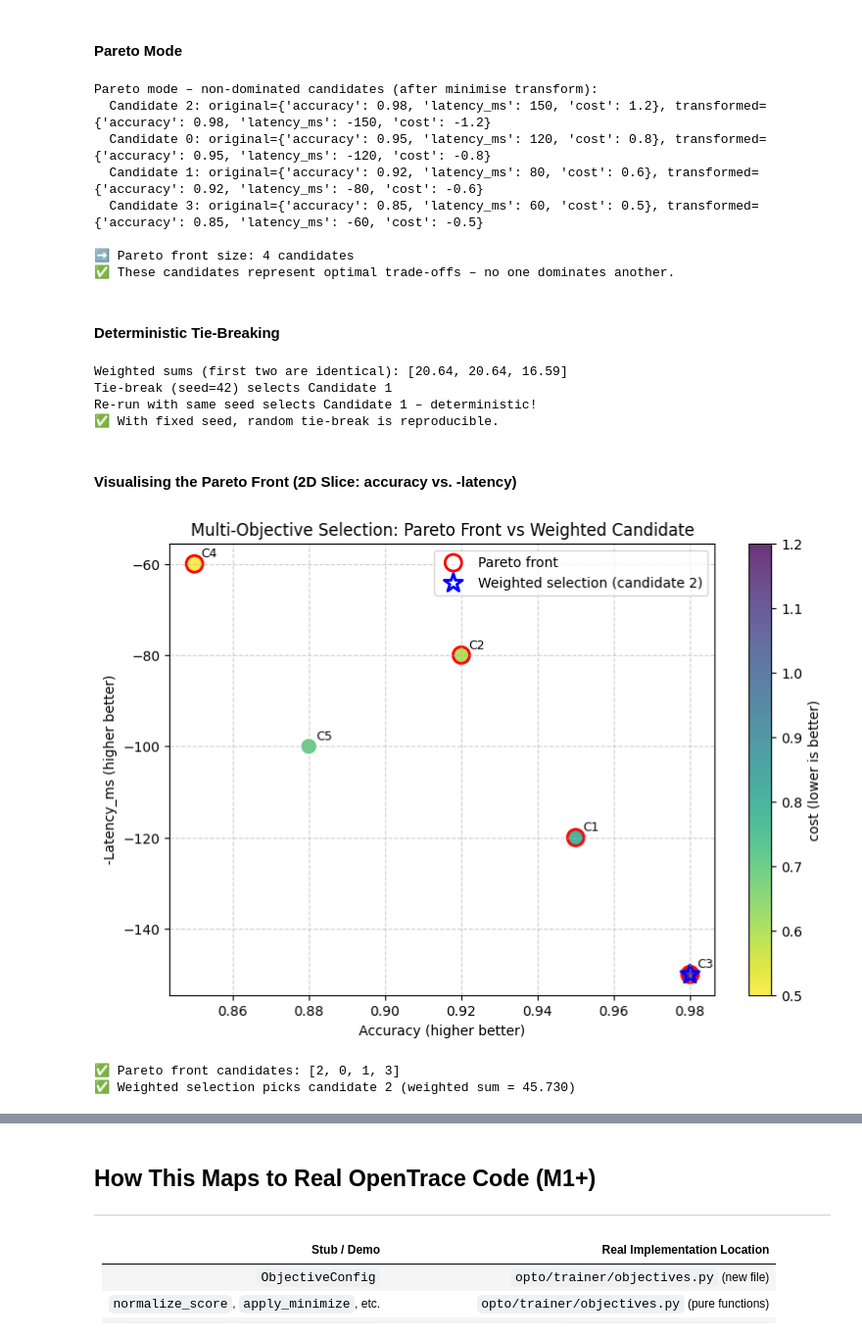
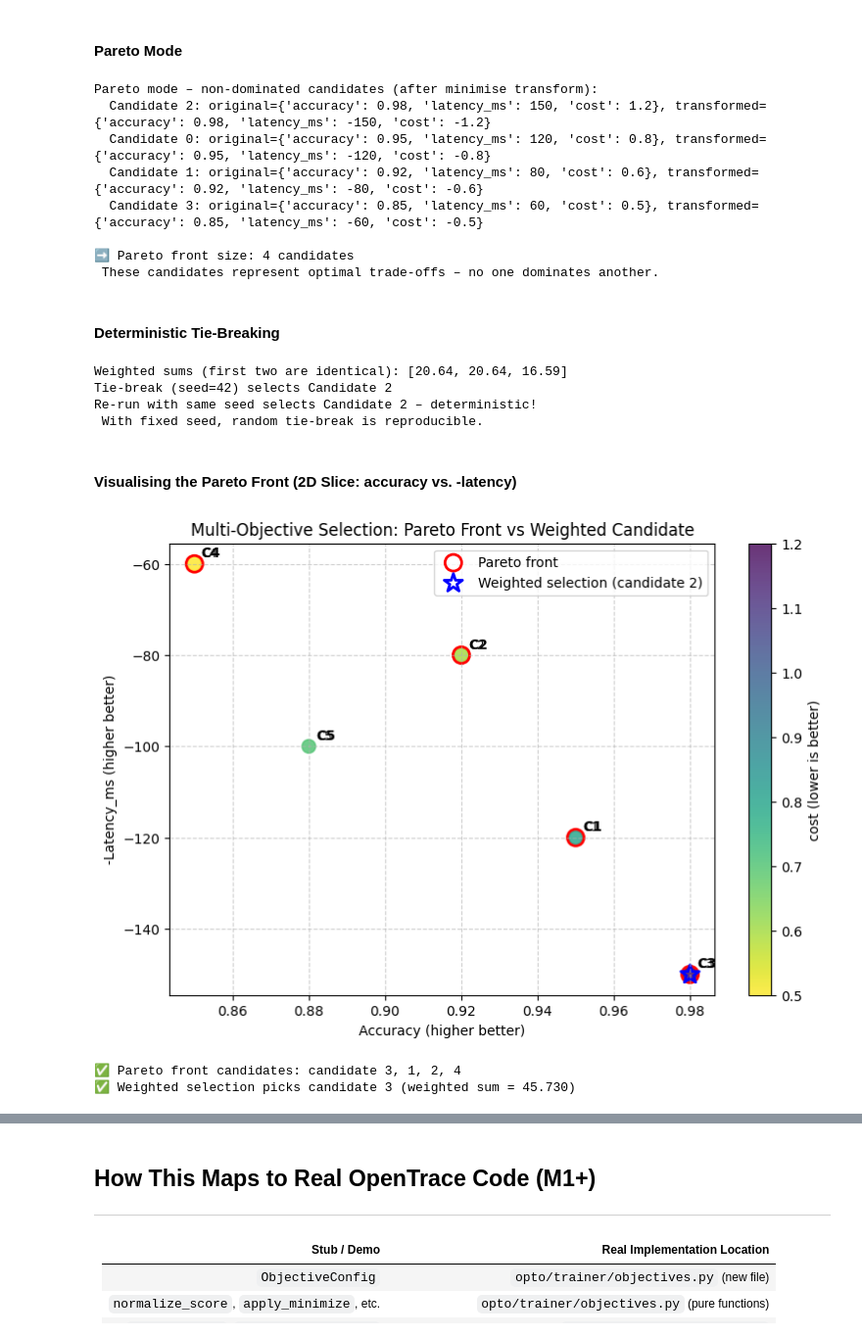
Before and after one commit to AgentOpt/OpenTrace, a Jupyter notebook: examples/notebooks/t6_m0_analysis.ipynb, the cells around one changed output, grey strips where cells are left out. Shown at 98% size. Drawn from its saved outputs; the diff is of its cells as text; code cells hidden in the pictures.

```diff
--- a/examples/notebooks/t6_m0_analysis.ipynb
+++ b/examples/notebooks/t6_m0_analysis.ipynb
@@ -320,0 +428,8 @@ Candidate scores (original, higher is better for all after minimise transform):
+# %%
+scalar_scores = [c["accuracy"] for c in candidates]
+best_idx = int(np.argmax(scalar_scores))
+print("Scalar mode (accuracy only – current Trace behaviour):")
+for i, acc in enumerate(scalar_scores):
+    print(f"  C{i+1}: accuracy={acc}")
+print(f"\n➡ Selected candidate: C{best_idx+1} (accuracy={scalar_scores[best_idx]})")
+print(" This code path is unchanged by T6 – no regression.")
@@ -328,17 +453,17 @@ Candidate scores (original, higher is better for all after minimise transform):
 
 config_weighted = ObjectiveConfig(
     mode="weighted",
-    weights={"accuracy": 0.5, "latency_ms": -0.3, "cost": -0.2},
+    weights={"accuracy": 0.5, "latency_ms": 0.3, "cost": 0.2}, #ALL NON-NEGATIVE
     minimize={"latency_ms", "cost"},
     tie_break="first"
 )
 
 # Step 1: Normalise (scalar→dict if needed – here all are dicts).
-normalized = [normalize_score(d) for d in candidates]
+# normalized = [normalize_score(d) for d in candidates]
 
 # Step 2: Apply minimise transformation (flip sign for latency and cost).
 min_set = config_weighted.minimize or set()
-transformed = [apply_minimize(d, min_set) for d in normalized]
+transformed = [apply_minimize(d, min_set) for d in candidates]
 
 # Step 3: Compute weighted sum using the provided weights.
 # Note: after flipping, latency and cost are negative in `transformed`,
@@ -348,9 +473,20 @@ best_idx = int(np.argmax(weighted_sums))
 
 print("Weighted mode (after minimise transformation, higher is better):")
 for i, (orig, trans, ws) in enumerate(zip(candidates, transformed, weighted_sums)):
-    print(f"  Candidate {i}: original={orig}")
+    print(f"  Candidate {i+1}: original={orig}")
     print(f"           → transformed={ {k: round(v,2) for k,v in trans.items()} }")
     print(f"           → weighted sum = {ws:.3f}")
-print(f"\n➡ Selected candidate: {best_idx}")
+print(f"\n➡ Selected candidate: {best_idx+1}")
+
+
+# ----- ASSERT: Higher latency must REDUCE weighted score -----
+candidate_low_latency  = {"accuracy": 0.9, "latency_ms": 50, "cost": 0.5}
+candidate_high_latency = {"accuracy": 0.9, "latency_ms": 200, "cost": 0.5}
+trans_low  = apply_minimize(candidate_low_latency, min_set)
+trans_high = apply_minimize(candidate_high_latency, min_set)
+score_low  = weighted_scalarize(trans_low,  config_weighted.weights)
+score_high = weighted_scalarize(trans_high, config_weighted.weights)
+assert score_low > score_high, " Higher latency should give LOWER weighted score!"
+print(" Assert passed: higher latency → lower weighted score (correct direction).")
 # %% [output]
 Weighted mode (after minimise transformation, higher is better):
@@ -403,7 +540,7 @@ print("Pareto mode – non‑dominated candidates (after minimise transform):")
 for i in front_idxs:
     print(f"  Candidate {i}: original={candidates[i]}, transformed={ {k: round(v,2) for k,v in transformed_pareto[i].items()} }")
 print(f"\n➡ Pareto front size: {len(front_idxs)} candidates")
-print("✅ These candidates represent optimal trade‑offs – no one dominates another.")
+print(" These candidates represent optimal trade‑offs – no one dominates another.")
 # %% [output]
 Pareto mode – non‑dominated candidates (after minimise transform):
   Candidate 2: original={'accuracy': 0.98, 'latency_ms': 150, 'cost': 1.2}, transformed={'accuracy': 0.98, 'latency_ms': -150, 'cost': -1.2}
@@ -412,7 +549,7 @@ Pareto mode – non‑dominated candidates (after minimise transform):
   Candidate 3: original={'accuracy': 0.85, 'latency_ms': 60, 'cost': 0.5}, transformed={'accuracy': 0.85, 'latency_ms': -60, 'cost': -0.5}
 
 ➡ Pareto front size: 4 candidates
-✅ These candidates represent optimal trade‑offs – no one dominates another.
+ These candidates represent optimal trade‑offs – no one dominates another.
 # %% [markdown]
 #### **Deterministic Tie-Breaking**
 # %%
@@ -445,20 +582,20 @@ best_candidates = [i for i, v in enumerate(weighted_tie) if v == max_val]
 random.shuffle(best_candidates)
 best_idx = best_candidates[0]
 
-print(f"Tie‑break (seed={config_tie.seed}) selects Candidate {best_idx}")
+print(f"Tie‑break (seed={config_tie.seed}) selects Candidate {best_idx+1}")
 
 # Re-run to verify determinism.
 random.seed(config_tie.seed)
 best_candidates2 = [i for i, v in enumerate(weighted_tie) if v == max_val]
 random.shuffle(best_candidates2)
 best_idx2 = best_candidates2[0]
-print(f"Re-run with same seed selects Candidate {best_idx2} – deterministic!")
-print("✅ With fixed seed, random tie‑break is reproducible.")
+print(f"Re-run with same seed selects Candidate {best_idx2+1} – deterministic!")
+print(" With fixed seed, random tie‑break is reproducible.")
 # %% [output]
 Weighted sums (first two are identical): [20.64, 20.64, 16.59]
-Tie‑break (seed=42) selects Candidate 1
-Re-run with same seed selects Candidate 1 – deterministic!
-✅ With fixed seed, random tie‑break is reproducible.
+Tie‑break (seed=42) selects Candidate 2
+Re-run with same seed selects Candidate 2 – deterministic!
+ With fixed seed, random tie‑break is reproducible.
 # %% [markdown]
 ####  **Visualising the Pareto Front (2D Slice: accuracy vs. -latency)**
 # %%
@@ -493,35 +630,39 @@ weighted_best_idx = int(np.argmax(weighted_sums))
 # ----- 3. Prepare scatter data -----
 acc = [c["accuracy"] for c in candidates]
 lat_neg = [-c["latency_ms"] for c in candidates]  # transformed: higher = lower latency
 cost = [c["cost"] for c in candidates]
 
 plt.figure(figsize=(9, 6))
 sc = plt.scatter(acc, lat_neg, c=cost, cmap='viridis_r', s=100, alpha=0.8)
 plt.colorbar(sc, label='cost (lower is better)')
 
 # ----- 4. Highlight Pareto front candidates (red circles) -----
+for i, (x,y) in enumerate(zip(acc, lat_neg)):
+    plt.annotate(f'C{i+1}', (x,y), xytext=(5,5), textcoords='offset points', fontsize=10, fontweight='bold')
 for i in front_idxs:
     plt.scatter(acc[i], lat_neg[i], facecolors='none', edgecolors='red', s=150, linewidths=2,
                 label='Pareto front' if i == front_idxs[0] else "")
 
 # ----- 5. Highlight weighted‑selected candidate (blue star) -----
 plt.scatter(acc[weighted_best_idx], lat_neg[weighted_best_idx],
             facecolors='none', edgecolors='blue', s=200, linewidths=2, marker='*',
             label=f'Weighted selection (candidate {weighted_best_idx})')
 for i, (x, y) in enumerate(zip(acc, lat_neg)):
     plt.annotate(f'C{i+1}', (x, y), xytext=(5,5), textcoords='offset points', fontsize=9)
 
 plt.xlabel('Accuracy (higher better)')
 plt.ylabel('-Latency_ms (higher better)')
 plt.title('Multi‑Objective Selection: Pareto Front vs Weighted Candidate')
 plt.grid(True, linestyle='--', alpha=0.6)
 plt.legend()
 plt.show()
 
 # ----- 6. Print summary -----
-print(f"✅ Pareto front candidates: {front_idxs}")
-print(f"✅ Weighted selection picks candidate {weighted_best_idx} (weighted sum = {weighted_sums[weighted_best_idx]:.3f})")
+candidate_numbers = [str(i+1) for i in front_idxs]
+pareto_display = "candidate " + ", ".join(candidate_numbers)
+print(f"✅ Pareto front candidates: {pareto_display}")
+print(f"✅ Weighted selection picks candidate {weighted_best_idx+1} (weighted sum = {weighted_sums[weighted_best_idx]:.3f})")
 # %% [output]
-[figure, old version]
+[figure, new version]
-✅ Pareto front candidates: [2, 0, 1, 3]
-✅ Weighted selection picks candidate 2 (weighted sum = 45.730)
+✅ Pareto front candidates: candidate 3, 1, 2, 4
+✅ Weighted selection picks candidate 3 (weighted sum = 45.730)
```
Also changed, not shown: parts of 17 cells of this notebook, 1 other file.
